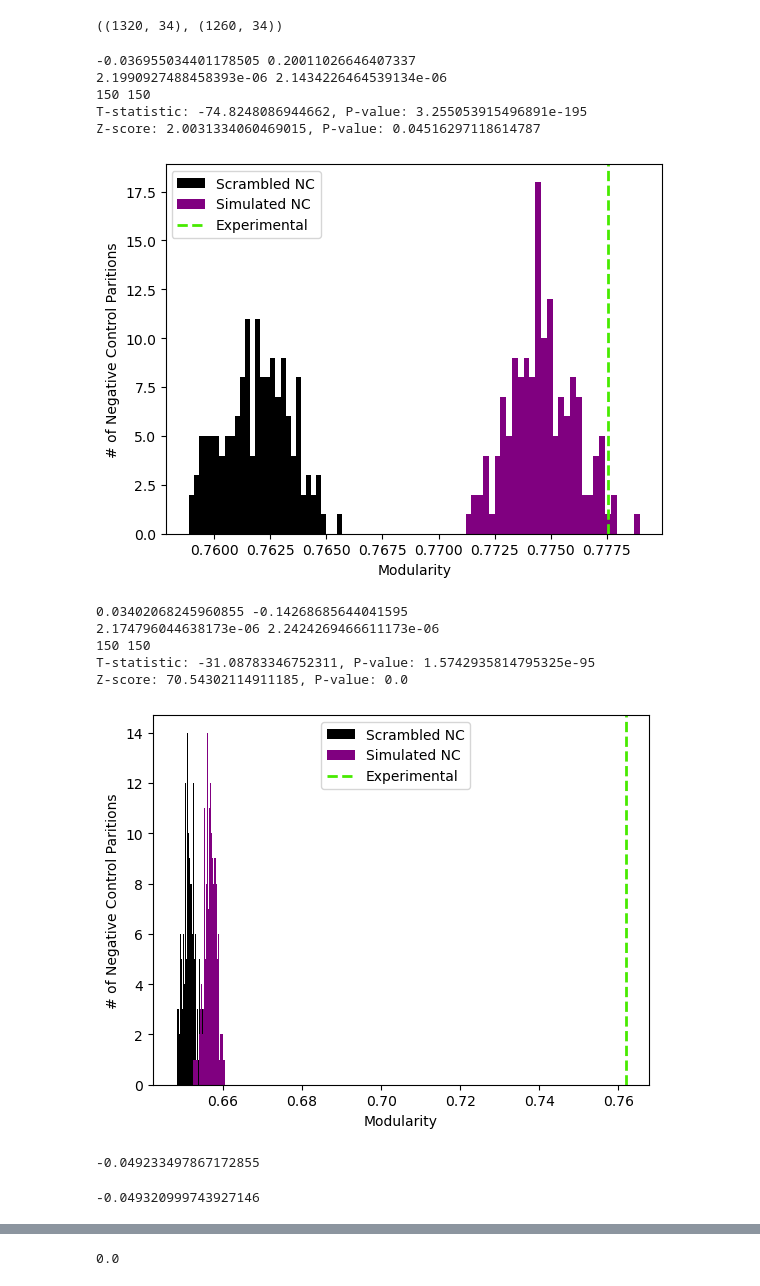
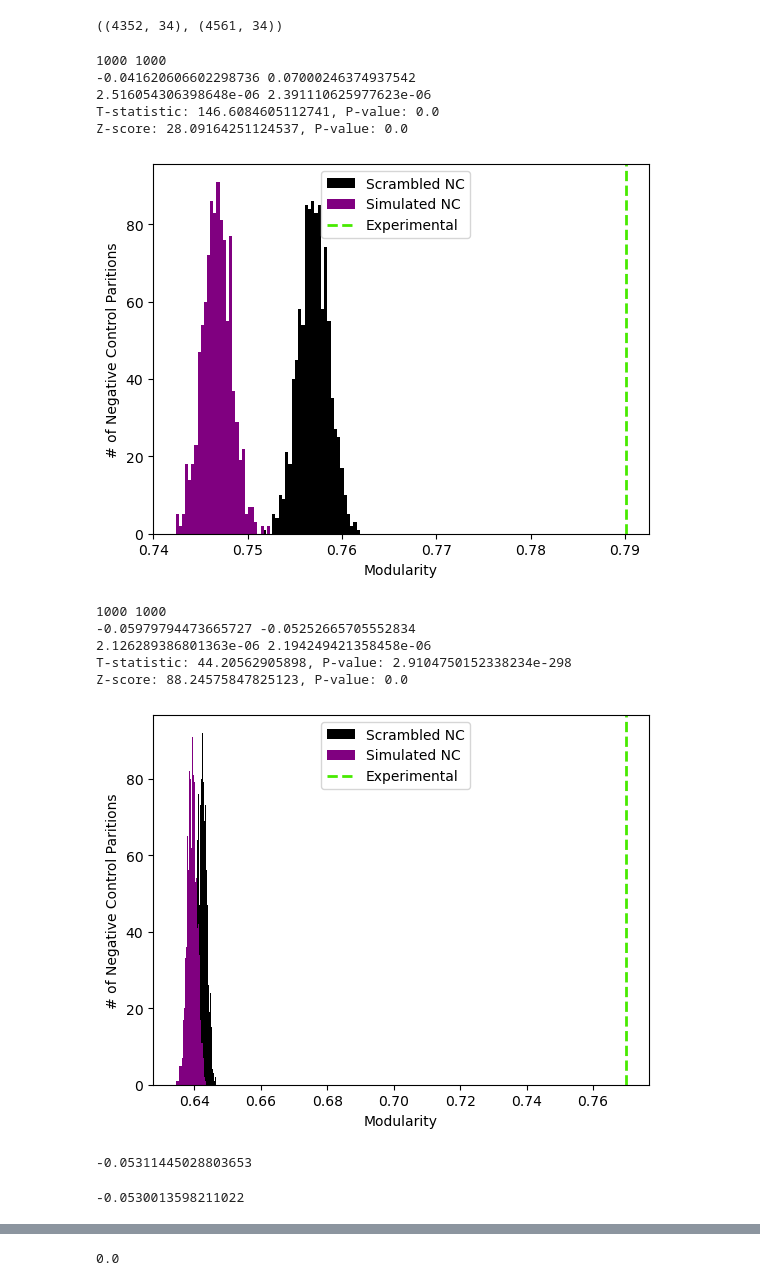
Before and after one commit to ltsypin/TGNE-2022, a Jupyter notebook: TGNE/clustering_optimization/computational_negative_control_plots.ipynb, the cells around one changed output, grey strips where cells are left out. Drawn from its saved outputs; the diff is of its cells as text; code cells hidden in the pictures.

```diff
--- a/TGNE/clustering_optimization/computational_negative_control_plots.ipynb
+++ b/TGNE/clustering_optimization/computational_negative_control_plots.ipynb
@@ -9,9 +9,12 @@ from scipy import stats
 sys.path.append('../../')
 from utils import dataframe_utils, clustering_utils
 # %%
-microarray_data_pattern = './tgd2024_jun20_avg_scan_stats_microarray/**/*.csv'
+norm_type = 'min_max'
+# norm_type = 'z_score'
 
-rna_seq_data_pattern = './tgd2024_jun20_avg_scan_stats_rna_seq/**/*.csv'
+microarray_data_pattern = f'./2024-08-08_microarray/{norm_type}/**/*.csv'
+
+rna_seq_data_pattern = f'./2024-08-08_rna_seq/{norm_type}/**/*.csv'
 
 microarray_stats_files = glob.glob(microarray_data_pattern)
 
@@ -27,7 +62,7 @@ rna_seq_stats_df['fraction_clusters_enriched'] = rna_seq_stats_df.apply(clusteri
 # %%
 rna_seq_stats_df.shape, microarray_stats_df.shape
 # %% [output]
-((1320, 34), (1260, 34))
+((4352, 34), (4561, 34))
 # %%
 import statistics
 
@@ -50,71 +85,72 @@ for name, df_stats in dfs.items():
     # hist_clustering_metric = 'silhouette_score'
     hist_clustering_metric = 'modularity'
 
-    hist_data = np.random.choice(list(df_stats_nc[hist_clustering_metric].values), 150, replace=False)
-    hist_data
-    hist_data_tnc = np.random.choice(list(df_stats_tnc[hist_clustering_metric].values), 150, replace=False)
-    hist_data_tnc
+    hist_data = np.random.choice(list(df_stats_nc[hist_clustering_metric].values), 1000, replace=False)
+    # hist_data = df_stats_nc[hist_clustering_metric].values
+    hist_data_tnc = np.random.choice(list(df_stats_tnc[hist_clustering_metric].values), 1000, replace=False)
+    # hist_data_tnc = df_stats_tnc[hist_clustering_metric].values
     exp_line_at_x = df_stats_exp[hist_clustering_metric].values[0]
     exp_line_at_x
     # tnc_line_at_x = df_stats_tnc[hist_clustering_metric].values[0]
     # tnc_line_at_x
 
+    print(len(hist_data), len(hist_data_tnc))
+
     print(stats.skew(hist_data), stats.skew(hist_data_tnc))
 
     print(statistics.variance(hist_data), statistics.variance(hist_data_tnc))
-    print(len(hist_data), len(hist_data_tnc))
 
     # Create the histogram
     plt.hist(hist_data, bins=30, color='black', label='Scrambled NC')
     plt.hist(hist_data_tnc, bins=30, color='purple', label='Simulated NC')
 
     t_stat, p_value = stats.ttest_ind(hist_data, hist_data_tnc)
     print(f"T-statistic: {t_stat}, P-value: {p_value}")
 
     # Calculate z-score
     z_score = (exp_line_at_x - np.mean(hist_data_tnc)) / np.std(hist_data_tnc)
     # Calculate p-value for a two-tailed test
     p_value = 2 * (1 - stats.norm.cdf(abs(z_score)))
     print(f"Z-score: {z_score}, P-value: {p_value}")
 
     # Add a vertical line at the specified x value
     # plt.axvline(x=exp_line_at_x, color='red', linestyle='dashed', linewidth=2, label='EXP at x={} ($P$ < 0.001)'.format(round(exp_line_at_x, 2)))
     # plt.axvline(x=tnc_line_at_x, color='blue', linestyle='dashed', linewidth=2, label='TNC at x={}'.format(round(tnc_line_at_x, 2)))
     plt.axvline(x=exp_line_at_x, color='#47EA00', linestyle='dashed', linewidth=2, label='Experimental')
     # plt.axvline(x=tnc_line_at_x, color='purple', linestyle='dashed', linewidth=2, label='TNC')
 
 
     # Add labels and title
     plt.xlabel(hist_clustering_metric.capitalize())
     plt.ylabel('# of Negative Control Paritions')
     # plt.title(f'{len(hist_data)} Neg. Controls vs. Experimental {hist_clustering_metric.capitalize()} Distribution')
 
     plt.legend(bbox_to_anchor=(0.325, 1))
 
-    plt.savefig(f'{name}_mod_plot.svg', format='svg')
+    plt.savefig(f'{name}_{norm_type}_mod_plot.svg', format='svg')
 
     plt.show()
 # %% [output]
--0.036955034401178505 0.20011026646407337
-2.1990927488458393e-06 2.1434226464539134e-06
-150 150
-T-statistic: -74.8248086944662, P-value: 3.255053915496891e-195
-Z-score: 2.0031334060469015, P-value: 0.04516297118614787
+1000 1000
+-0.041620606602298736 0.07000246374937542
+2.516054306398648e-06 2.391110625977623e-06
+T-statistic: 146.6084605112741, P-value: 0.0
+Z-score: 28.09164251124537, P-value: 0.0
-[figure, old version]
+[figure, new version]
-0.03402068245960855 -0.14268685644041595
-2.174796044638173e-06 2.2424269466611173e-06
-150 150
-T-statistic: -31.08783346752311, P-value: 1.5742935814795325e-95
-Z-score: 70.54302114911185, P-value: 0.0
+1000 1000
+-0.05979794473665727 -0.05252665705552834
+2.126289386801363e-06 2.194249421358458e-06
+T-statistic: 44.20562905898, P-value: 2.9104750152338234e-298
+Z-score: 88.24575847825123, P-value: 0.0
-[figure, old version]
+[figure, new version]
 # %%
 df_stats_nc['silhouette_score'].mean()
 # %% [output]
--0.049233497867172855
+-0.05311445028803653
 # %%
 df_stats_nc['silhouette_score'].median()
 # %% [output]
--0.049320999743927146
+-0.0530013598211022
 # %%
 df_stats_nc['silhouette_score'].max()
 # %% [output]
```
Also changed, not shown: parts of 8 cells of this notebook, 22 other files.
